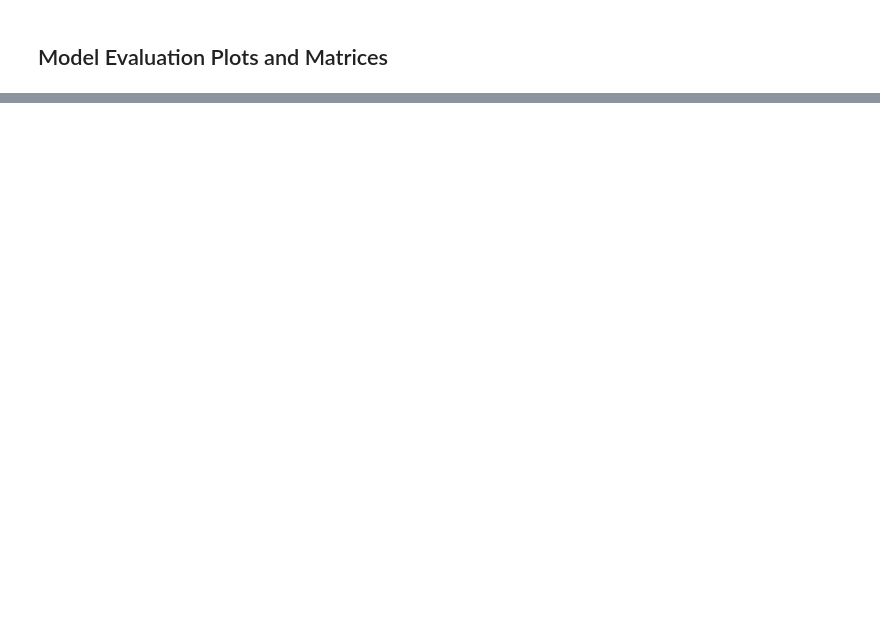
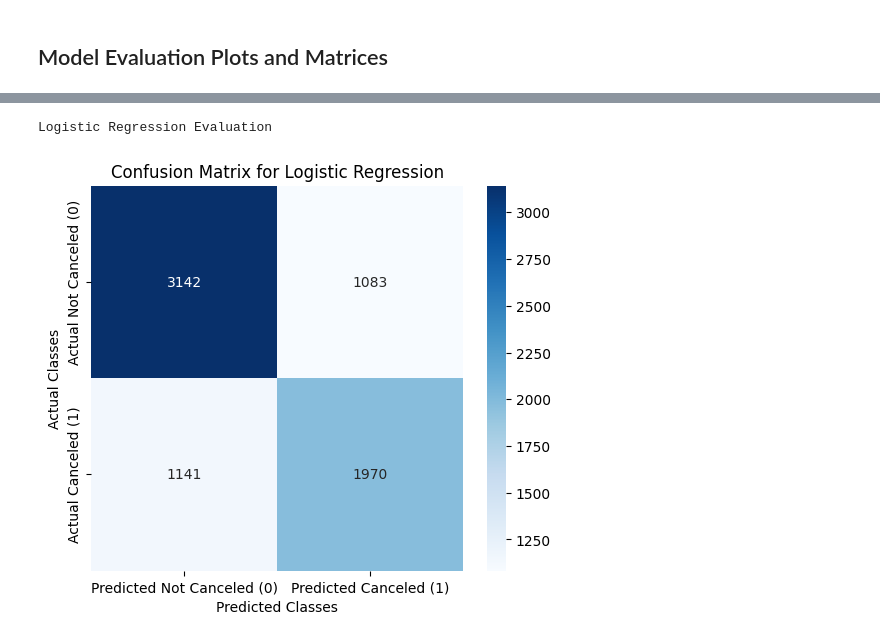
Before and after one commit to Yevheniia-Rudenko/redi_school_ML_AI, a Jupyter notebook: final_project/simple_logistic_regression.ipynb, the cells around one changed output, grey strips where cells are left out. Cells and saved outputs as stored; diff of their text form; code cells hidden in the pictures; blank space fills up the shorter version.

```diff
--- a/final_project/simple_logistic_regression.ipynb
+++ b/final_project/simple_logistic_regression.ipynb
@@ -297,9 +214,9 @@ Name: count, dtype: int64
 # %%
 scaler = StandardScaler()
-X_train_scaled = scaler.fit_transform(X_train_res)
+X_train_scaled = scaler.fit_transform(X_train)
 X_val_scaled = scaler.transform(X_val)
-X_test_eval_scaled = scaler.transform(X_test_eval)
-df_test_scaled = scaler.transform(df_test) if df_test is not None else None
+X_test_eval_scaled = scaler.transform(X_test_eval) # Scaled evaluation test set
+df_test_scaled = scaler.transform(df_test) # Scaled actual test set for final prediction
 # %%
 # Save the scaler
 joblib.dump(scaler, "scaler.pkl")
@@ -307,3 +224,17 @@ joblib.dump(scaler, "scaler.pkl")
 ['scaler.pkl']
 # %% [markdown]
 ## Logistic Regression Model & Random Forest
+# %%
+# Logistic Regression
+lr_model = LogisticRegression(C=1.0,
+    penalty='l2',
+    solver='lbfgs',
+    max_iter=2000,
+    random_state=42,
+    class_weight='balanced')
+lr_model.fit(X_train_scaled, y_train)
+lr_pred = lr_model.predict(X_val_scaled)
+lr_f1 = f1_score(y_val, lr_pred, average='weighted')
+
+# Print scores
+print(f"Logistic Regression: F1 Weighted = {lr_f1:.4f}")
@@ -408,0 +284,15 @@ weighted avg       0.74      0.74      0.73      7336
+# %%
+print("Logistic Regression Evaluation")
+# Confusion Matrix for Logistic Regression
+lr_cm = confusion_matrix(y_val, lr_pred)
+plt.figure(figsize=(6, 5))
+sns.heatmap(lr_cm, annot=True, fmt='d', cmap='Blues',
+            xticklabels=['Predicted Not Canceled (0)', 'Predicted Canceled (1)'],
+            yticklabels=['Actual Not Canceled (0)', 'Actual Canceled (1)'])
+plt.xlabel('Predicted Classes')
+plt.ylabel('Actual Classes')
+plt.title('Confusion Matrix for Logistic Regression')
+plt.show()
+# %% [output]
+Logistic Regression Evaluation
+[figure, added]
```
Also changed, not shown: parts of 21 cells of this notebook.
